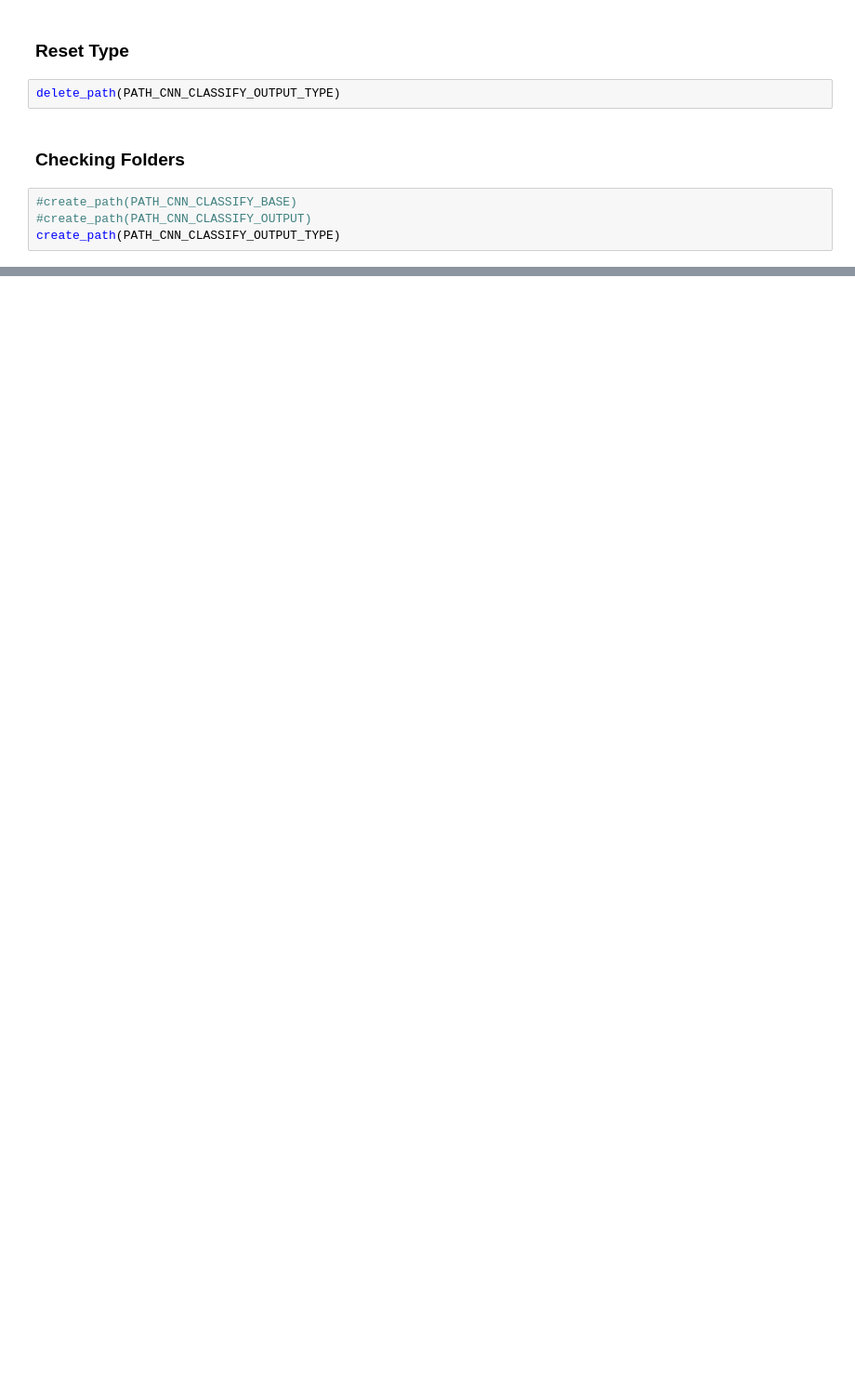
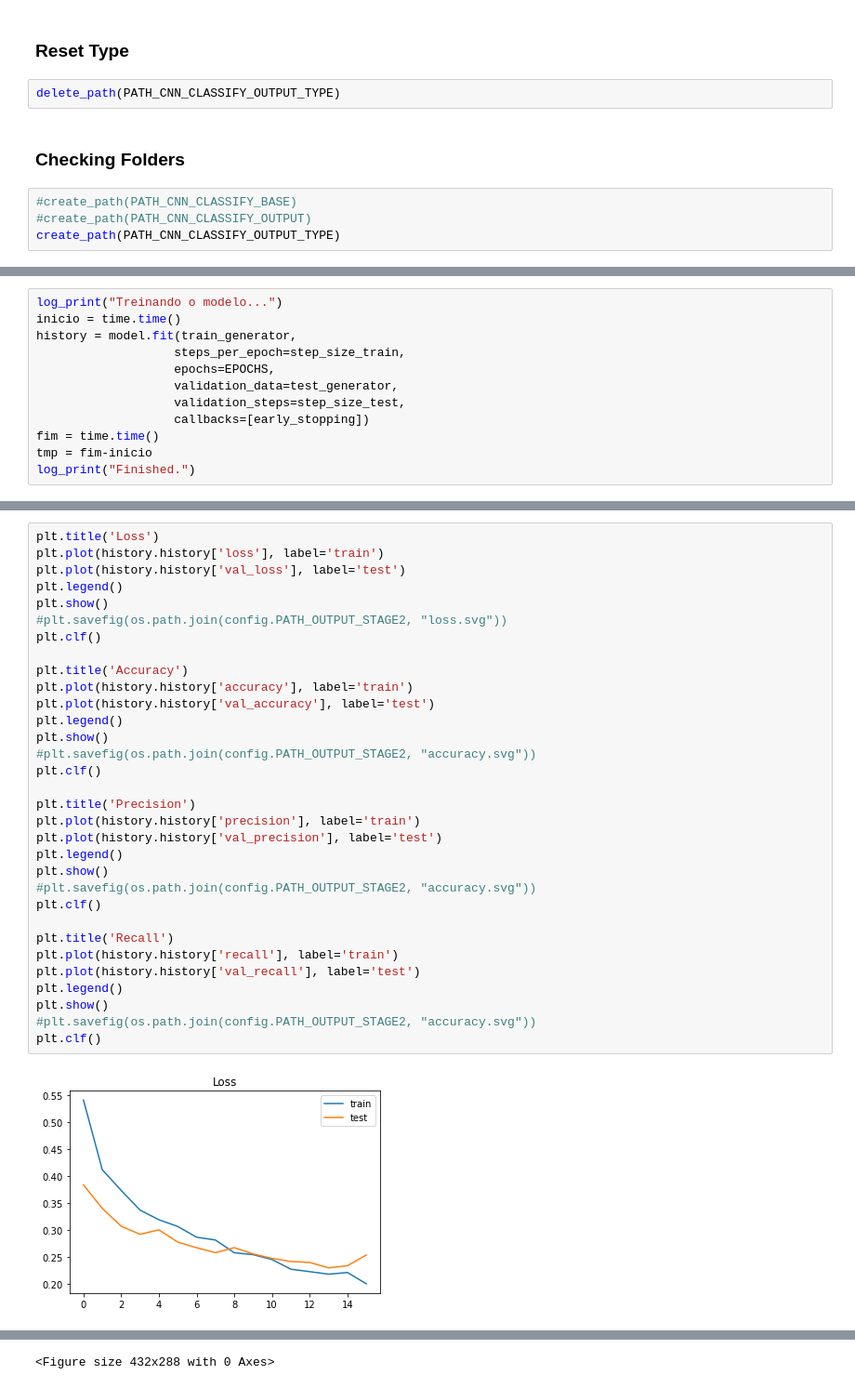
Before and after one commit to vguasta/tcc_insta, a Jupyter notebook: tcc_insta.ipynb, the cells around one changed output, grey strips where cells are left out. Shown at 93% size. Saved outputs shown, nothing was run; the diff lists cells and outputs as text; blank space fills up the shorter version.

```diff
--- a/tcc_insta.ipynb
+++ b/tcc_insta.ipynb
@@ -1391,0 +1830,12 @@ log_print("Finished.")
+# %%
+log_print("Treinando o modelo...")
+inicio = time.time()
+history = model.fit(train_generator,
+                   steps_per_epoch=step_size_train,
+                   epochs=EPOCHS,
+                   validation_data=test_generator,
+                   validation_steps=step_size_test,
+                   callbacks=[early_stopping])
+fim = time.time()
+tmp = fim-inicio
+log_print("Finished.")
@@ -1391,0 +1875,34 @@ log_print("Finished.")
+# %%
+plt.title('Loss')
+plt.plot(history.history['loss'], label='train')
+plt.plot(history.history['val_loss'], label='test')
+plt.legend()
+plt.show()
+#plt.savefig(os.path.join(config.PATH_OUTPUT_STAGE2, "loss.svg"))
+plt.clf()
+
+plt.title('Accuracy')
+plt.plot(history.history['accuracy'], label='train')
+plt.plot(history.history['val_accuracy'], label='test')
+plt.legend()
+plt.show()
+#plt.savefig(os.path.join(config.PATH_OUTPUT_STAGE2, "accuracy.svg"))
+plt.clf()
+
+plt.title('Precision')
+plt.plot(history.history['precision'], label='train')
+plt.plot(history.history['val_precision'], label='test')
+plt.legend()
+plt.show()
+#plt.savefig(os.path.join(config.PATH_OUTPUT_STAGE2, "accuracy.svg"))
+plt.clf()
+
+plt.title('Recall')
+plt.plot(history.history['recall'], label='train')
+plt.plot(history.history['val_recall'], label='test')
+plt.legend()
+plt.show()
+#plt.savefig(os.path.join(config.PATH_OUTPUT_STAGE2, "accuracy.svg"))
+plt.clf()
+# %% [output]
+[figure, added]
@@ -1391,0 +1912 @@ log_print("Finished.")
+<Figure size 432x288 with 0 Axes>
```
Also changed, not shown: parts of 113 cells of this notebook, 15 other files.
